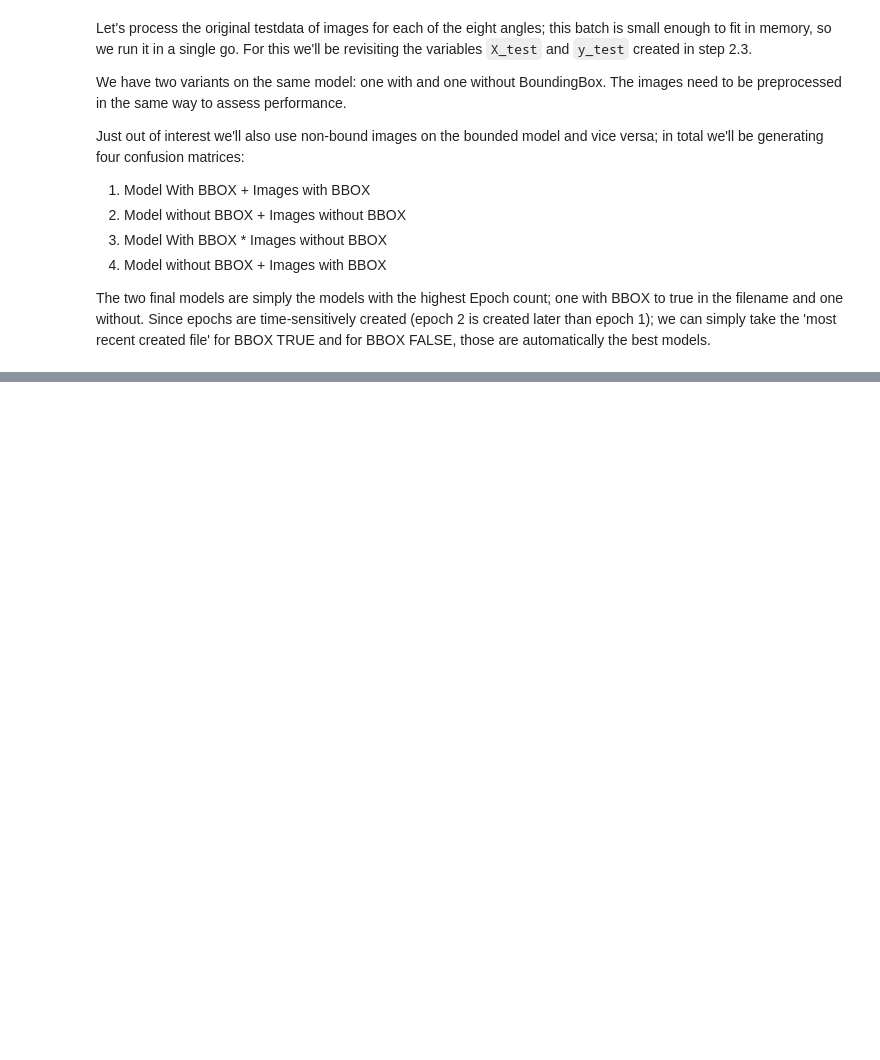
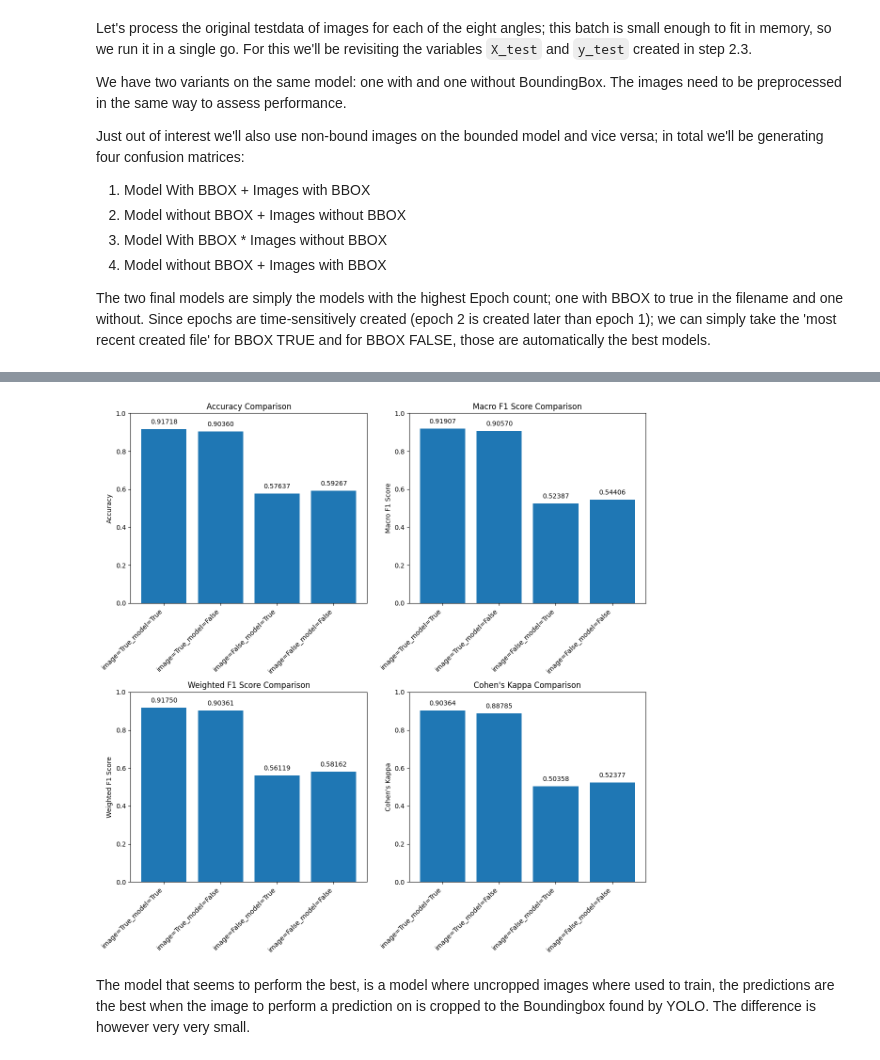
Before and after one commit to Frederic-P/automotive_project, a Jupyter notebook: notebooks/machine learning notebooks/2 - Angle classifier.ipynb, the cells around one changed output, grey strips where cells are left out. Saved outputs shown, nothing was run; the diff lists cells and outputs as text; code cells hidden in the pictures; blank space fills up the shorter version.

```diff
--- a/notebooks/machine learning notebooks/2 - Angle classifier.ipynb
+++ b/notebooks/machine learning notebooks/2 - Angle classifier.ipynb
@@ -471,0 +489,31 @@ for crop_image in bboxs:
+# %%
+metrics = ['Accuracy', 'Macro F1 Score', 'Weighted F1 Score', "Cohen's Kappa"]
+labels = list(metrics_dict.keys())  # These are the combinations of image and model
+metric_values = {metric: [] for metric in metrics}
+
+for label in labels:
+    for metric in metrics:
+        metric_values[metric].append(metrics_dict[label][metric])
+
+fig, axs = plt.subplots(2, 2, figsize=(12, 12))
+axs = axs.flatten()
+
+for idx, metric in enumerate(metrics):
+    bars = axs[idx].bar(labels, metric_values[metric], color='skyblue')
+    axs[idx].bar(labels, metric_values[metric])
+    axs[idx].set_title(f'{metric} Comparison')
+    axs[idx].set_ylabel(metric)
+    axs[idx].set_xticklabels(labels, rotation=45, ha="right")
+    axs[idx].set_ylim([0, 1])
+    for bar in bars:
+        yval = bar.get_height()
+        axs[idx].text(bar.get_x() + bar.get_width() / 2, yval + 0.02,  # Add a small offset to place the text above the bar
+                      f'{yval:.5f}', ha='center', va='bottom', fontsize=10)  # Rounded to 4 decimal places
+
+
+
+plt.tight_layout()
+# %% [output]
+[figure, added]
+# %% [markdown]
+The model that seems to perform the best, is a model where uncropped images where used to train, the predictions are the best when the image to perform a prediction on is cropped to the Boundingbox found by YOLO. The difference is however very very small.
```
Also changed, not shown: parts of 8 cells of this notebook.
